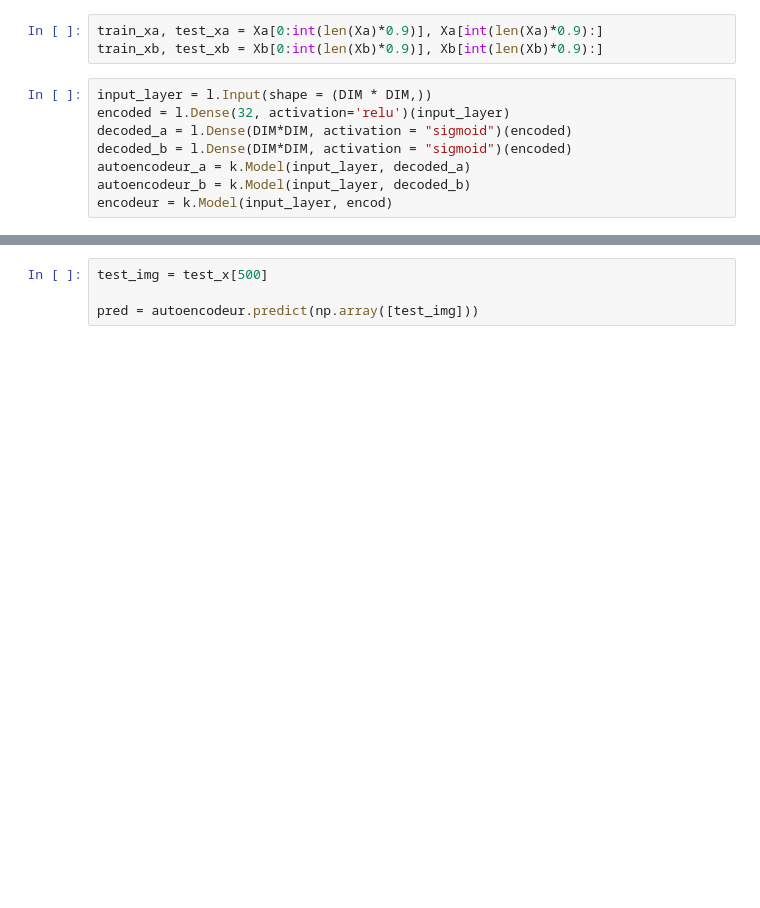
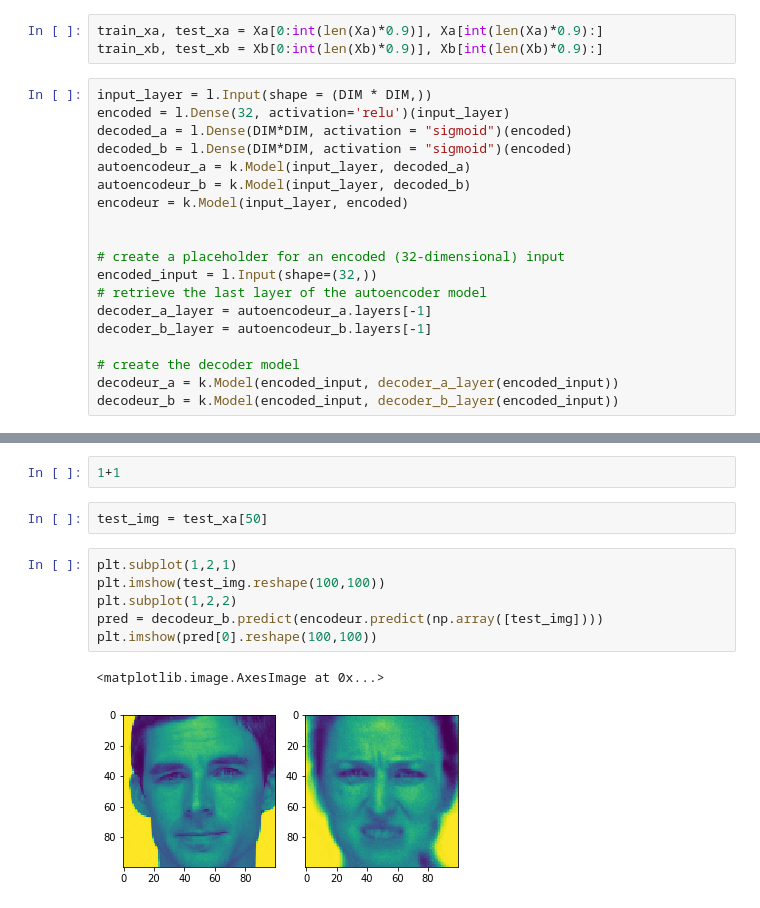
Before and after one commit to PhilSad/deepfake, a Jupyter notebook: network.ipynb, the cells around one changed output, grey strips where cells are left out. Saved outputs shown, nothing was run; the diff lists cells and outputs as text; blank space fills up the shorter version.

```diff
--- a/network.ipynb
+++ b/network.ipynb
@@ -83,4 +83,15 @@ decoded_a = l.Dense(DIM*DIM, activation = "sigmoid")(encoded)
 decoded_b = l.Dense(DIM*DIM, activation = "sigmoid")(encoded)
 autoencodeur_a = k.Model(input_layer, decoded_a)
 autoencodeur_b = k.Model(input_layer, decoded_b)
-encodeur = k.Model(input_layer, encod)
+encodeur = k.Model(input_layer, encoded)
+
+
+# create a placeholder for an encoded (32-dimensional) input
+encoded_input = l.Input(shape=(32,))
+# retrieve the last layer of the autoencoder model
+decoder_a_layer = autoencodeur_a.layers[-1]
+decoder_b_layer = autoencodeur_b.layers[-1]
+
+# create the decoder model
+decodeur_a = k.Model(encoded_input, decoder_a_layer(encoded_input))
+decodeur_b = k.Model(encoded_input, decoder_b_layer(encoded_input))
@@ -125,4 +123,13 @@ autoencodeur.evaluate(test_x, test_x)
-# %%
-test_img = test_x[500]
-
-pred = autoencodeur.predict(np.array([test_img]))
+# %%
+1+1
+# %%
+test_img = test_xa[50]
+# %%
+plt.subplot(1,2,1)
+plt.imshow(test_img.reshape(100,100))
+plt.subplot(1,2,2)
+pred = decodeur_b.predict(encodeur.predict(np.array([test_img])))
+plt.imshow(pred[0].reshape(100,100))
+# %% [output]
+<matplotlib.image.AxesImage at 0x...>
+[figure, added]
```
Also changed, not shown: parts of 31 cells of this notebook, 2 other files.
